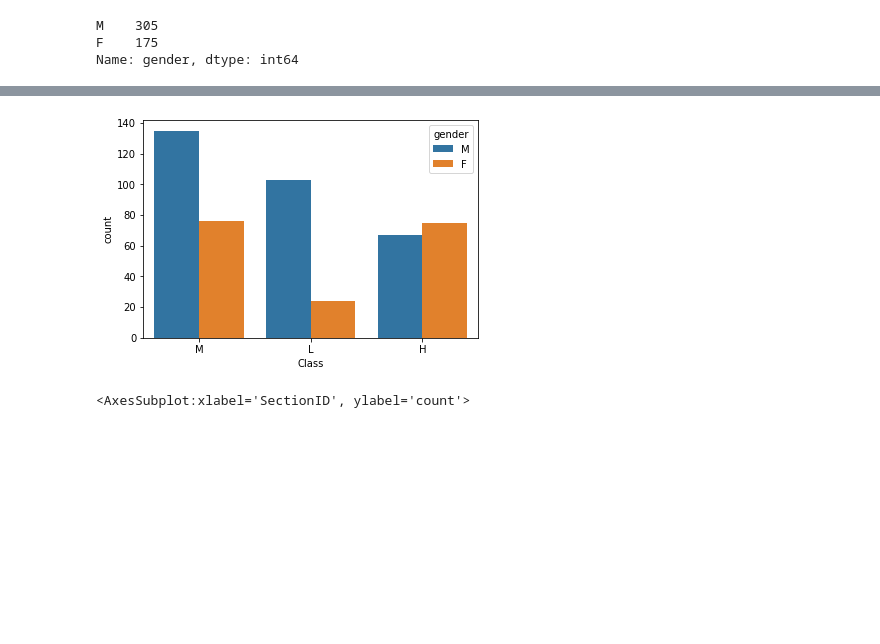
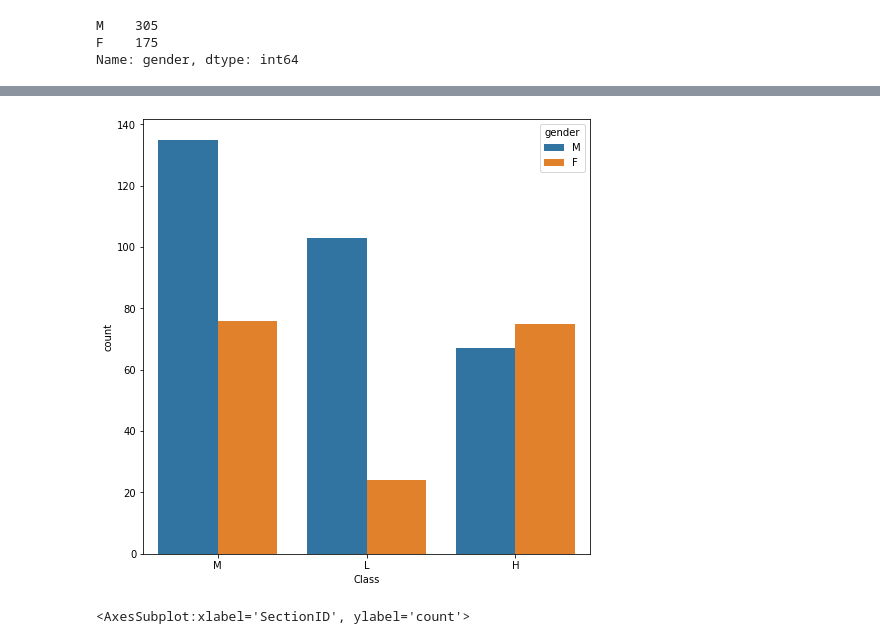
Before and after one commit to Muaeen/Data-Science-Code-Academy, a Jupyter notebook: ML/Classification/desicion tree/DT.ipynb, the cells around one changed output, grey strips where cells are left out. Cells and saved outputs as stored; diff of their text form; code cells hidden in the pictures; blank space fills up the shorter version.

```diff
--- a/ML/Classification/desicion tree/DT.ipynb
+++ b/ML/Classification/desicion tree/DT.ipynb
@@ -110,7 +130,9 @@ sns.countplot(data = data, x = data['StageID']);
 # %%
+# Plotting the counts of Classes in both gender
+plt.figure(figsize=(8,8))
 sns.countplot(data = data, x = data['Class'], hue = data['gender']);
 # %% [output]
-[figure, old version]
+[figure, new version]
 # %%
 sns.countplot(data = data, x = data['SectionID'], hue = data['gender'])
 # %% [output]
```
Also changed, not shown: parts of 18 cells of this notebook.
